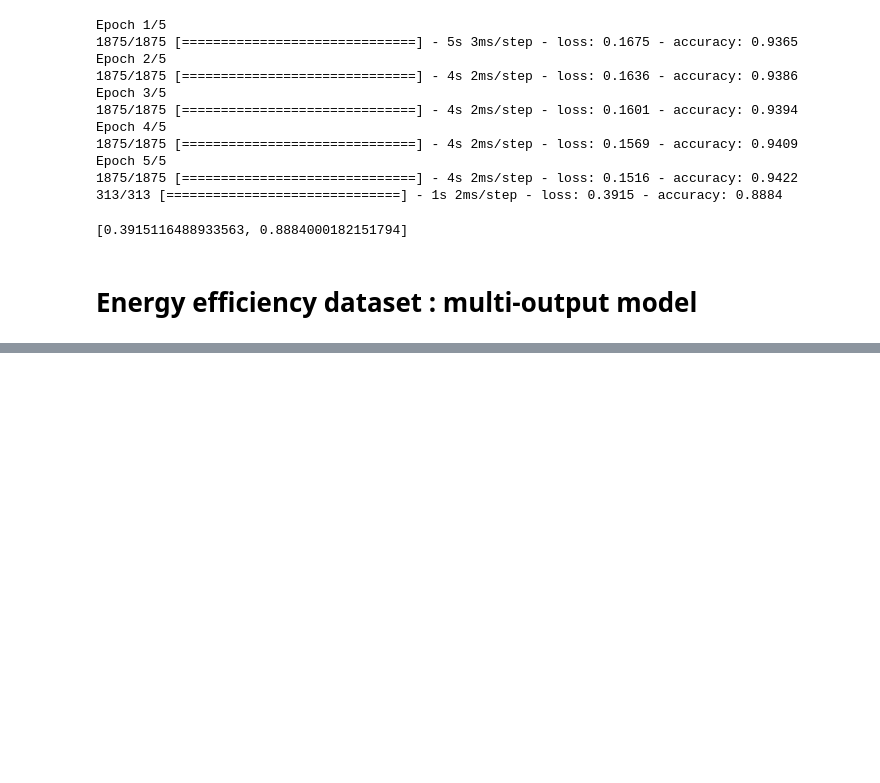
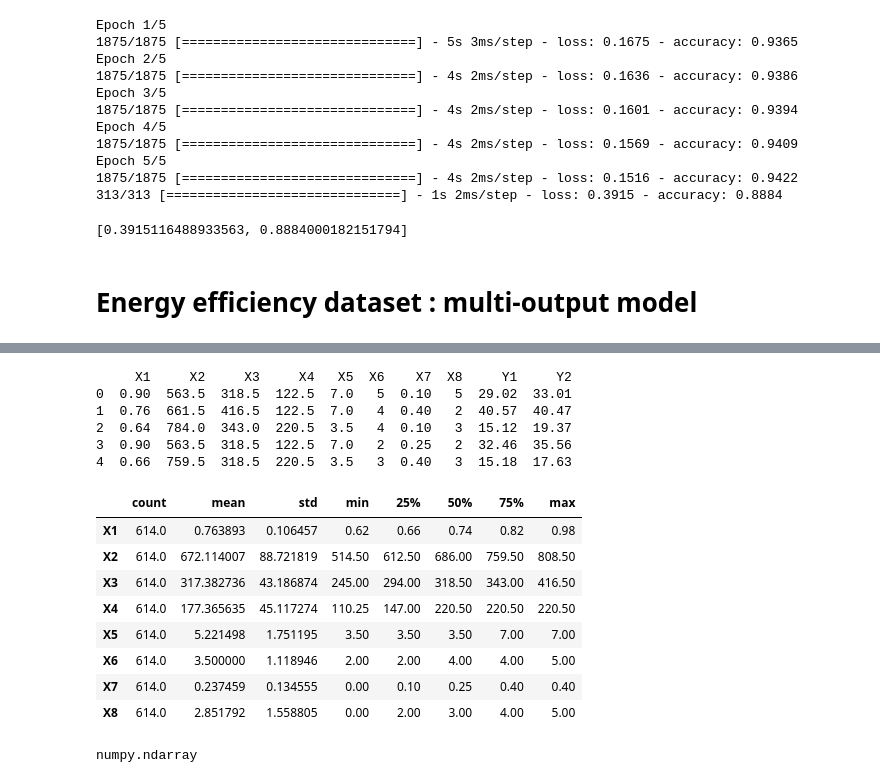
Before and after one commit to gopal2676/Customizing-Models-in-Tensorflow, a Jupyter notebook: intro to functional api, multi output model.ipynb, the cells around one changed output, grey strips where cells are left out. Saved outputs shown, nothing was run; the diff lists cells and outputs as text; code cells hidden in the pictures; blank space fills up the shorter version.

```diff
--- a/intro to functional api, multi output model.ipynb
+++ b/intro to functional api, multi output model.ipynb
@@ -83,0 +89,30 @@ NameError: name 'pd' is not defined
+# %%
+df = df.dropna(axis=1)
+df = df.sample(frac=1).reset_index(drop=True)
+# %%
+print(df.head())
+train,test = train_test_split(df,test_size=0.2)
+train_stats = train.describe()
+# %% [output]
+     X1     X2     X3     X4   X5  X6    X7  X8     Y1     Y2
+0  0.90  563.5  318.5  122.5  7.0   5  0.10   5  29.02  33.01
+1  0.76  661.5  416.5  122.5  7.0   4  0.40   2  40.57  40.47
+2  0.64  784.0  343.0  220.5  3.5   4  0.10   3  15.12  19.37
+3  0.90  563.5  318.5  122.5  7.0   2  0.25   2  32.46  35.56
+4  0.66  759.5  318.5  220.5  3.5   3  0.40   3  15.18  17.63
+# %%
+train_stats.pop('Y1')
+train_stats.pop('Y2')
+train_stats = train_stats.T
+# %%
+train_stats
+# %% [output]
+|  | count | mean | std | min | 25% | 50% | 75% | max |
+| X1 | 614.0 | 0.763893 | 0.106457 | 0.62 | 0.66 | 0.74 | 0.82 | 0.98 |
+| X2 | 614.0 | 672.114007 | 88.721819 | 514.50 | 612.50 | 686.00 | 759.50 | 808.50 |
+| X3 | 614.0 | 317.382736 | 43.186874 | 245.00 | 294.00 | 318.50 | 343.00 | 416.50 |
+| X4 | 614.0 | 177.365635 | 45.117274 | 110.25 | 147.00 | 220.50 | 220.50 | 220.50 |
+| X5 | 614.0 | 5.221498 | 1.751195 | 3.50 | 3.50 | 3.50 | 7.00 | 7.00 |
+| X6 | 614.0 | 3.500000 | 1.118946 | 2.00 | 2.00 | 4.00 | 4.00 | 5.00 |
+| X7 | 614.0 | 0.237459 | 0.134555 | 0.00 | 0.10 | 0.25 | 0.40 | 0.40 |
+| X8 | 614.0 | 2.851792 | 1.558805 | 0.00 | 2.00 | 3.00 | 4.00 | 5.00 |
@@ -83,0 +134,4 @@ NameError: name 'pd' is not defined
+# %%
+type(train_y[1])
+# %% [output]
+numpy.ndarray
```
Also changed, not shown: parts of 10 cells of this notebook.
